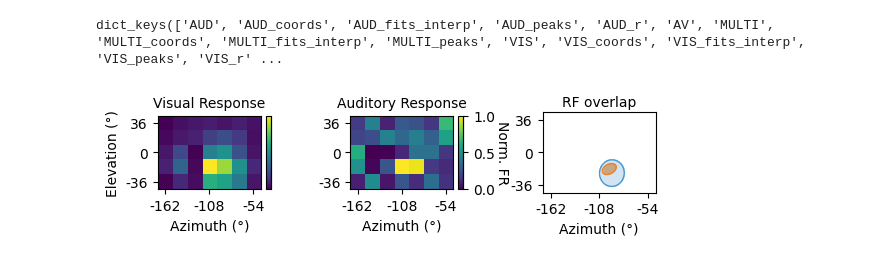
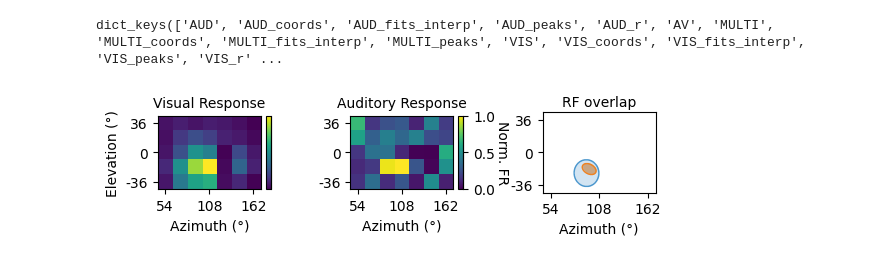
Before and after one commit to Iacaruso-lab/Bianchini2025_SC, a Jupyter notebook: Figures_code/Figure1.ipynb, the cells around one changed output. Cells and saved outputs as stored; diff of their text form; code cells hidden in the pictures.

```diff
--- a/Figures_code/Figure1.ipynb
+++ b/Figures_code/Figure1.ipynb
@@ -329,0 +326,21 @@ fig.savefig(dir, dpi=300,format='svg',bbox_inches='tight', pad_inches=0)
+# %%
+fig, ax = plt.subplots()
+
+for i in range(len(modalities)):
+    ix = modalities[i]-1
+    values = depth_norm[np.reshape(modality==ix+1, -1)]  # values for this modality
+    sns.kdeplot(y=values, color=colors[i], fill=True, ax=ax)
+
+    # Calculate median
+    median_value = np.nanmedian(values)
+
+    # Plot a triangle marker at the median
+    ax.plot(0.005, median_value, marker="v", color=colors[i], markersize=10)
+    ax.hlines(y=median_value, xmin=0, xmax=0.005, color=colors[i], linestyles='--', linewidth=2)
+
+ax.axis('off')
+plt.draw()
+ax.invert_yaxis()
+saving_path = 'C:\\Users\\bianchg\\Documents\\GitHub\\Bianchini2025_SC\\Figures_output\\'
+dir = ''.join([saving_path,'Figure1Dc.svg'])
+fig.savefig(dir, dpi=300,format='svg',bbox_inches='tight', pad_inches=0)
@@ -368,5 +366,13 @@ def add_ellipse(ax, mean, ci_90, edgecolor, facecolor):
+# %%
+# set as positive degrees the azimuths for plotting purposes
+
+VIS_coords[:,0] = VIS_coords[:,0]*-1
+AUD_coords[:,0] = AUD_coords[:,0]*-1
+MULTI_coords[:,0] = MULTI_coords[:,0]*-1
+slices_degrees = slices_degrees*-1
 # %%
 # plot example unisensory neuron - Figure 1E,F
+
 aud_n = 68
 vis_n = 89
 this_neuron = vis_n
@@ -392,6 +398,7 @@ ax.set_xticks([0, 3, 6])
 labels_ticks = slices_degrees[this_neuron,:].astype(int)
 labels= [labels_ticks[0],labels_ticks[3],labels_ticks[6]]
 ax.set_xticklabels(labels,fontsize = 10)
+ax.invert_xaxis()
 divider = make_axes_locatable(ax)
 cax = divider.append_axes("right", size="5%", pad=0.05)
 cbar = plt.colorbar(im,cax=cax)
@@ -414,6 +421,7 @@ ax.set_xticks([0, 3, 6])
 ax.set_xticklabels(labels,fontsize = 10)
 labels_ticks = slices_degrees[this_neuron,:].astype(int)
 labels= [labels_ticks[0],labels_ticks[3],labels_ticks[6]]
+ax.invert_xaxis()
 divider = make_axes_locatable(ax)
 norm = LogNorm(vmin=0, vmax=1)
 divider = make_axes_locatable(ax)
@@ -452,34 +460,36 @@ half_peak_aud = (np.nanmax(interp_aud) - np.nanmin(interp_aud)) / 1.3
 half_peak_aud += np.nanmin(interp_aud)
 interp_binary_aud = interp_aud >= half_peak_aud
 ax.imshow(interp_binary_aud, cmap=cmap_aud, alpha=0.5)  # Set alpha to make it semi-transparent
 
 contours_aud = ax.contour(interp_binary_aud, levels=[0.5], colors='#EE8222',linewidths=1)
 contours_vis = ax.contour(interp_binary_vis, levels=[0.5], colors='#4D98CE',linewidths=1)
 ax.set_xlim([0, interp_vis.shape[1]])
 ax.set_ylim([0, interp_vis.shape[0]])
 ax.set_xticks([])
 ax.set_yticks([])
 ax.invert_yaxis()
+ax.invert_xaxis()
 ax.spines[:].set_visible(False)
 
 ax2 = fig.add_subplot(*dims,3)
 ax2.patch.set_alpha(0)
 
 RF = np.zeros((35,1))
 norm_data = (RF - np.nanmin(RF)) / (np.nanmax(RF) - np.nanmin(RF))
 norm_data = np.swapaxes(np.reshape(norm_data,  (int(n_col), int(n_rows))),1,0)
 im = ax2.imshow(norm_data)
 ax2.set_xlabel('Azimuth (°)',fontsize = 10)
 ax2.set_yticks([0, 2, 4])
 ax2.set_yticklabels(['36', '0', '-36'])
 ax2.set_xticks([0, 3, 6])
 ax2.set_xticklabels(labels,fontsize = 10)
+ax2.invert_xaxis()
 
 # define a saving directory and save it
 dir = ''.join([saving_path,'Figure1E_F.svg'])
 fig.savefig(dir, dpi=300,format='svg',bbox_inches='tight', pad_inches=0)
 # %% [output]
-[figure, old version]
+[figure, new version]
 # %%
 # plot population RF overlap - Figure 1G,H
 
```
Also changed, not shown: parts of 11 cells of this notebook.
